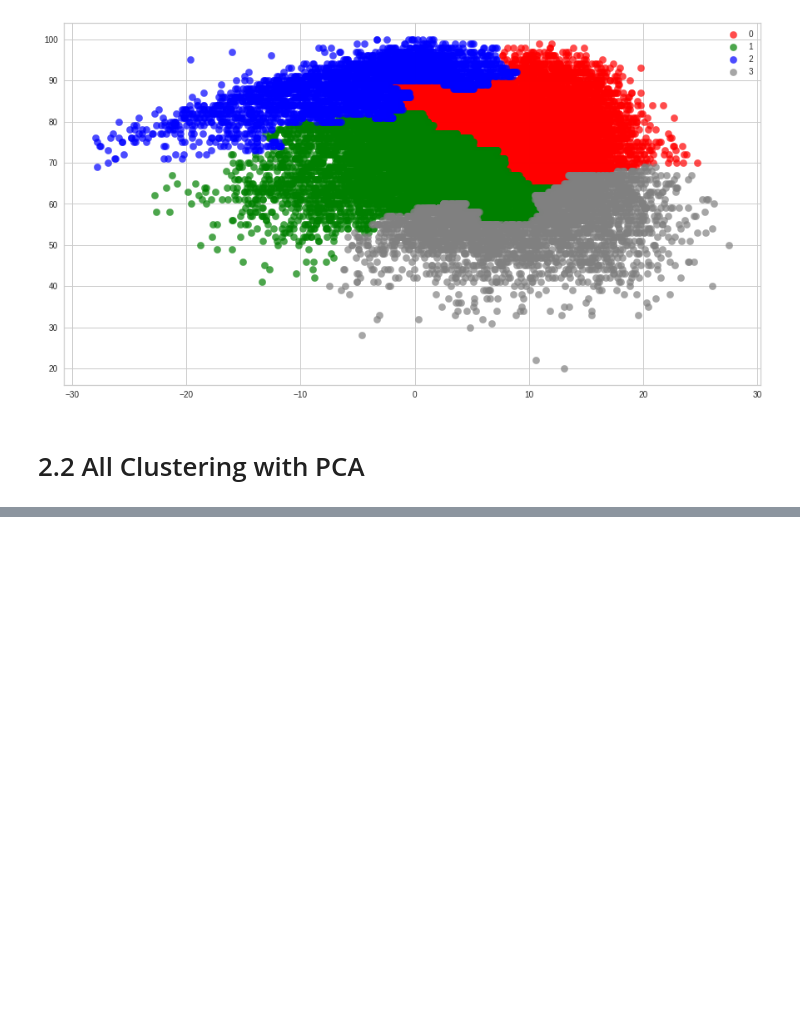
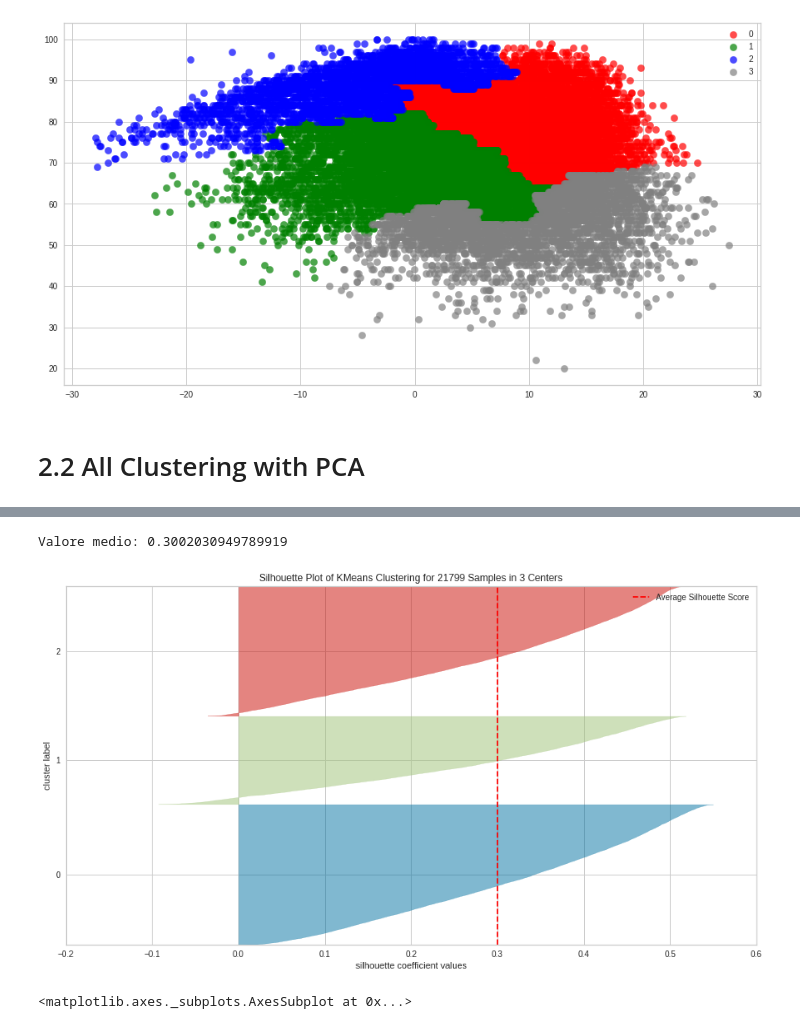
Before and after one commit to Badar97/Progetto_DataScience, a Jupyter notebook: Clustering.ipynb, the cells around one changed output, grey strips where cells are left out. Drawn from its saved outputs; the diff is of its cells as text; code cells hidden in the pictures; blank space fills up the shorter version.

```diff
--- a/Clustering.ipynb
+++ b/Clustering.ipynb
@@ -272,0 +330,16 @@ plt.show()
+# %%
+from yellowbrick.cluster import SilhouetteVisualizer
+import sklearn
+
+# Instantiate the clustering model and visualizer
+model = KMeans(n_clusters= 3, init = 'k-means++', max_iter = 300, n_init = 10, random_state = 0)
+visualizer = SilhouetteVisualizer(model, colors='yellowbrick')
+
+plt.figure(figsize=(15,8))
+print("Valore medio:",sklearn.metrics.silhouette_score(x_All, y)) #valore medio
+visualizer.fit(x_All)        # Fit the data to the visualizer
+visualizer.show()
+# %% [output]
+Valore medio: 0.3002030949789919
+[figure, added]
+<matplotlib.axes._subplots.AxesSubplot at 0x...>
```
Also changed, not shown: parts of 8 cells of this notebook.
